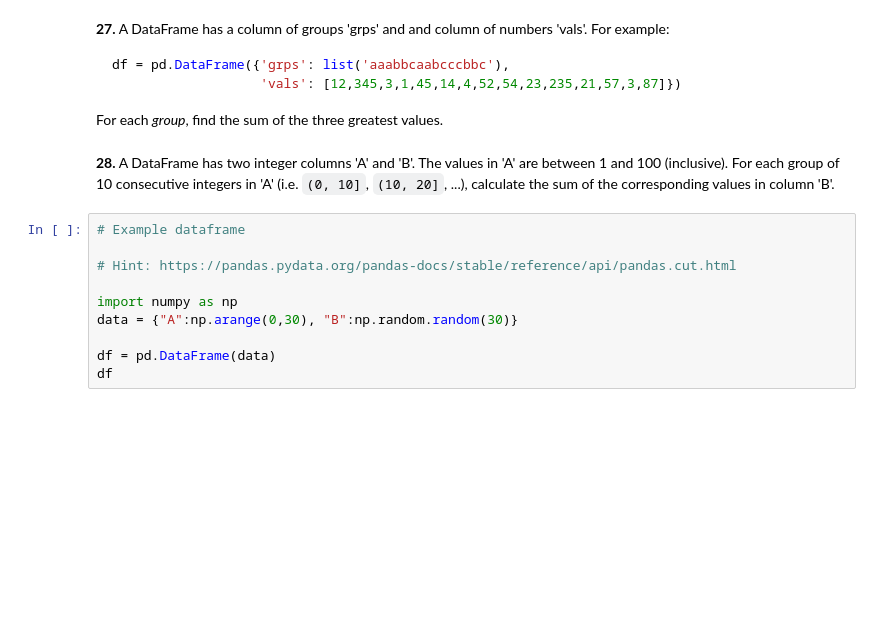
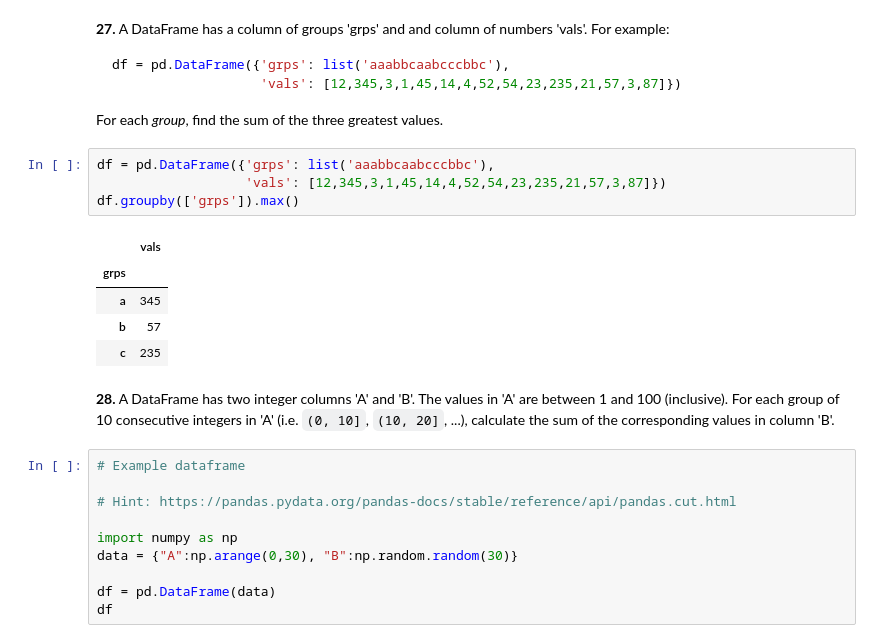
Before and after one commit to S-Alikhonov/AI_ML, a Jupyter notebook: Chapter 1/6. Pandas/100-pandas-puzzles.ipynb, the cells around one changed output. Drawn from its saved outputs; the diff is of its cells as text; blank space fills up the shorter version.

````diff
--- a/Chapter 1/6. Pandas/100-pandas-puzzles.ipynb
+++ b/Chapter 1/6. Pandas/100-pandas-puzzles.ipynb
@@ -401,6 +400,16 @@ df = pd.DataFrame({'grps': list('aaabbcaabcccbbc'),
                    'vals': [12,345,3,1,45,14,4,52,54,23,235,21,57,3,87]})
 ```
 For each *group*, find the sum of the three greatest values.
+# %%
+df = pd.DataFrame({'grps': list('aaabbcaabcccbbc'),
+                   'vals': [12,345,3,1,45,14,4,52,54,23,235,21,57,3,87]})
+df.groupby(['grps']).max()
+# %% [output]
+|  | vals |
+| grps |  |
+| a | 345 |
+| b | 57 |
+| c | 235 |
 # %% [markdown]
 **28.** A DataFrame has two integer columns 'A' and 'B'. The values in 'A' are between 1 and 100 (inclusive). For each group of 10 consecutive integers in 'A' (i.e. `(0, 10]`, `(10, 20]`, ...), calculate the sum of the corresponding values in column 'B'.
 # %%
````
Also changed, not shown: parts of 2 cells of this notebook.
